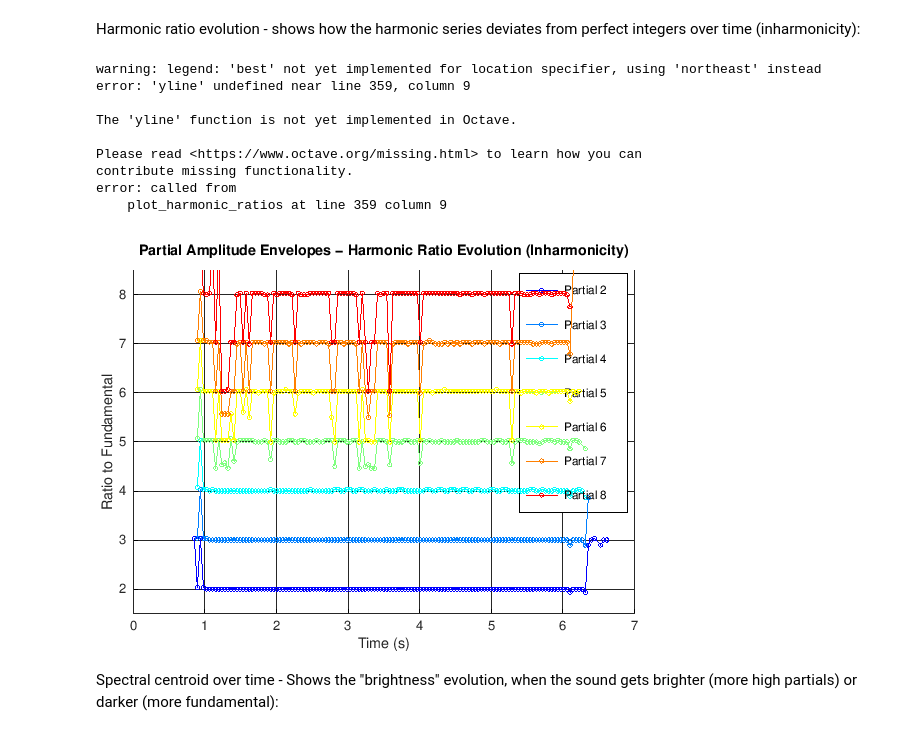
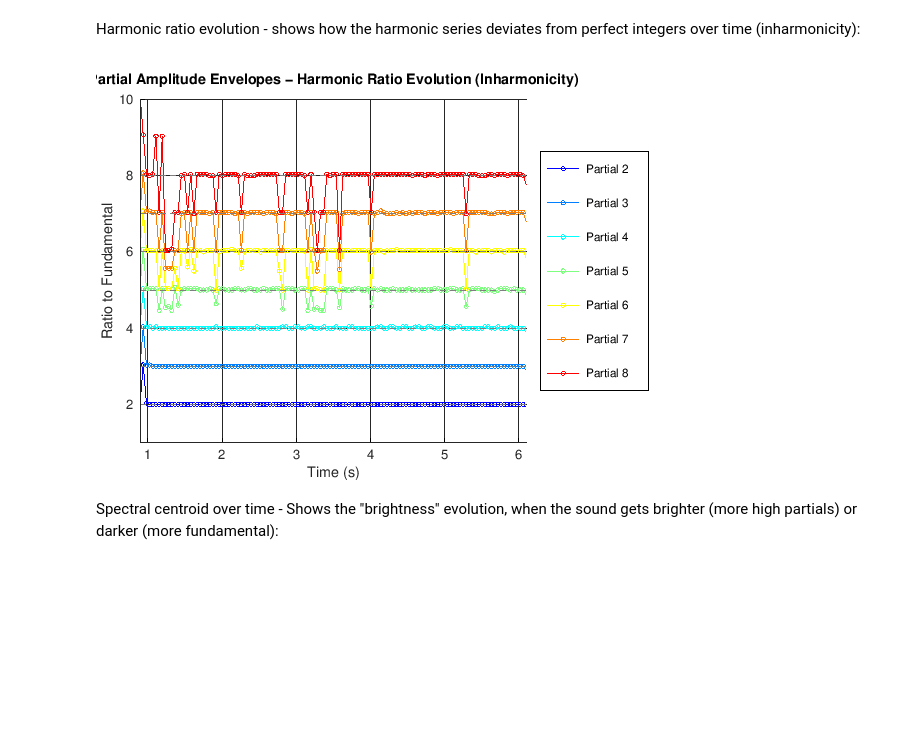
Before and after one commit to calyau/octave-notebooks, a Jupyter notebook: data/audio-dsp-and-spectralism.ipynb, the cells around one changed output. Saved outputs shown, nothing was run; the diff lists cells and outputs as text; code cells hidden in the pictures; blank space fills up the shorter version.

```diff
--- a/data/audio-dsp-and-spectralism.ipynb
+++ b/data/audio-dsp-and-spectralism.ipynb
@@ -188,18 +188,10 @@ plot_partial_amp_trajectories(times, amps_matrix, 8, 'Clarinet E4', t_range, db_
 Harmonic ratio evolution - shows how the harmonic series deviates from perfect integers over time (inharmonicity):
 # %%
 % Plot individual partial trajectories
-plot_harmonic_ratios(times, freqs_matrix, 8, 'Partial Amplitude Envelopes');
+p_range = [1,10];
+plot_harmonic_ratios(times, freqs_matrix, 8, 'Partial Amplitude Envelopes', t_range, p_range);
 # %% [output]
-warning: legend: 'best' not yet implemented for location specifier, using 'northeast' instead
-error: 'yline' undefined near line 359, column 9
-
-The 'yline' function is not yet implemented in Octave.
-
-Please read <https://www.octave.org/missing.html> to learn how you can
-contribute missing functionality.
-error: called from
-    plot_harmonic_ratios at line 359 column 9
-[figure, old version]
+[figure, new version]
 # %% [markdown]
 Spectral centroid over time - Shows the "brightness" evolution, when the sound gets brighter (more high partials) or darker (more fundamental):
 # %%
```
Also changed, not shown: parts of 6 cells of this notebook, 1 other file.
